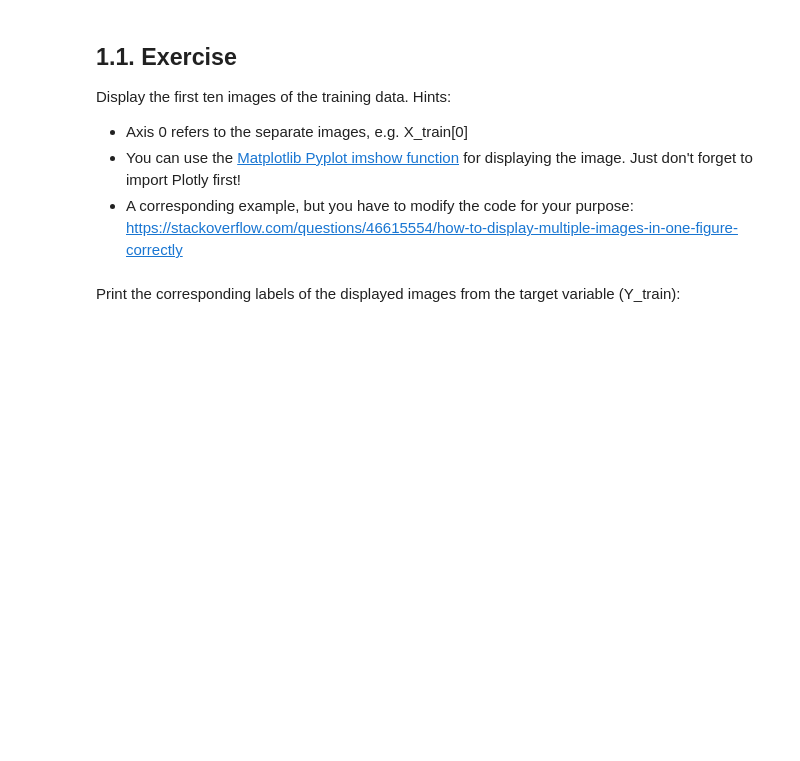
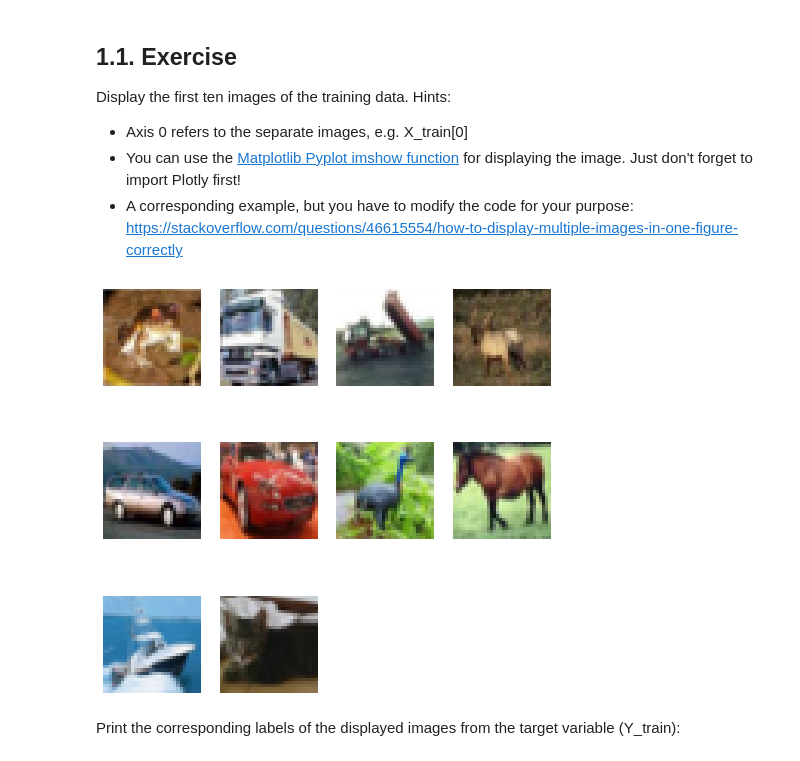
Before and after one commit to jaedyxn/ait23-assessment3, a Jupyter notebook: assessment3.ipynb, the cells around one changed output. Drawn from its saved outputs; the diff is of its cells as text; code cells hidden in the pictures; blank space fills up the shorter version.

```diff
--- a/assessment3.ipynb
+++ b/assessment3.ipynb
@@ -40,2 +41,18 @@ import matplotlib.pyplot as plt
+# %%
+import matplotlib.pyplot as plt
+
+w = 10
+h = 10
+fig = plt.figure(figsize=(8, 8))
+columns = 4
+rows = 3
+for i in range(1, 11):
+    img = X_train[i-1]
+    fig.add_subplot(rows, columns, i)
+    plt.imshow(img)
+    plt.axis('off')
+plt.show()
+# %% [output]
+[figure, added]
 # %% [markdown]
 Print the corresponding labels of the displayed images from the target variable (Y_train):
```
Also changed, not shown: parts of 18 cells of this notebook.
